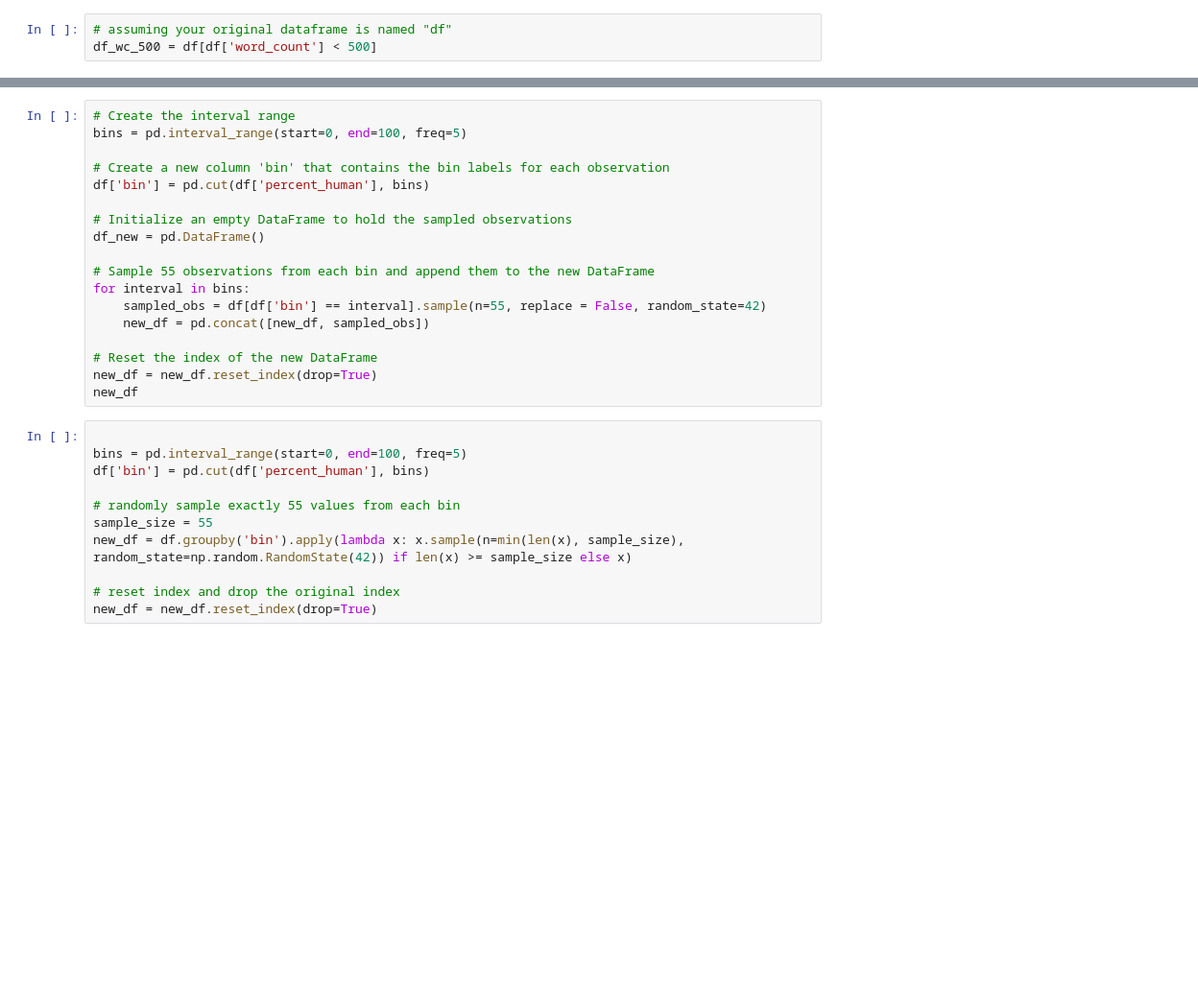
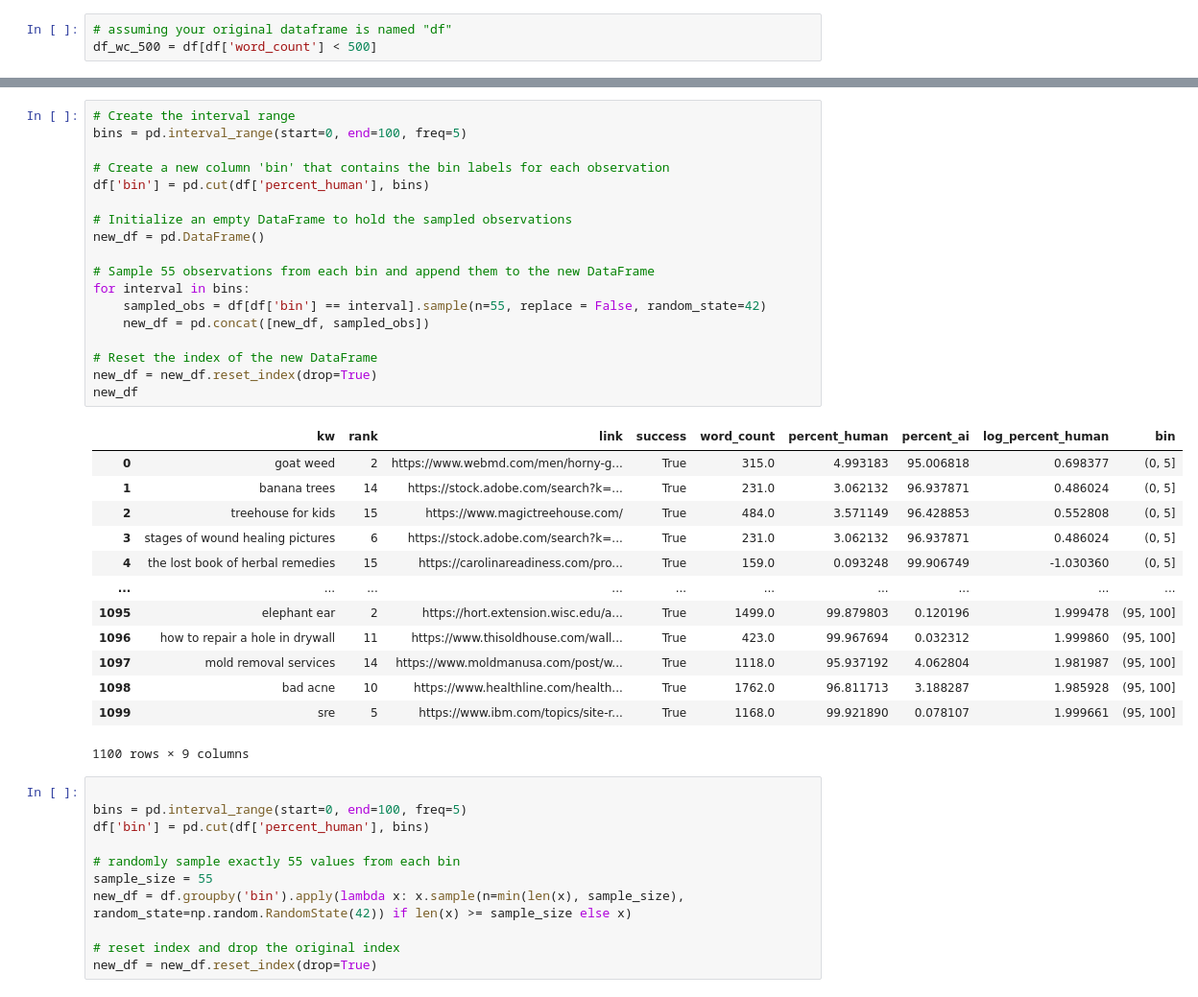
Before and after one commit to Magmafish/SerpGS, a Jupyter notebook: interpretation.ipynb, the cells around one changed output, grey strips where cells are left out. Shown at 96% size. Saved outputs shown, nothing was run; the diff lists cells and outputs as text; blank space fills up the shorter version.

```diff
--- a/interpretation.ipynb
+++ b/interpretation.ipynb
@@ -356,21 +519,35 @@ plt.show()
 # %%
 # Create the interval range
 bins = pd.interval_range(start=0, end=100, freq=5)
 
 # Create a new column 'bin' that contains the bin labels for each observation
 df['bin'] = pd.cut(df['percent_human'], bins)
 
 # Initialize an empty DataFrame to hold the sampled observations
-df_new = pd.DataFrame()
+new_df = pd.DataFrame()
 
 # Sample 55 observations from each bin and append them to the new DataFrame
 for interval in bins:
     sampled_obs = df[df['bin'] == interval].sample(n=55, replace = False, random_state=42)
     new_df = pd.concat([new_df, sampled_obs])
 
 # Reset the index of the new DataFrame
 new_df = new_df.reset_index(drop=True)
 new_df
+# %% [output]
+|  | kw | rank | link | success | word_count | percent_human | percent_ai | log_percent_human | bin |
+| 0 | goat weed | 2 | https://www.webmd.com/men/horny-g... | True | 315.0 | 4.993183 | 95.006818 | 0.698377 | (0, 5] |
+| 1 | banana trees | 14 | https://stock.adobe.com/search?k=... | True | 231.0 | 3.062132 | 96.937871 | 0.486024 | (0, 5] |
+| 2 | treehouse for kids | 15 | https://www.magictreehouse.com/ | True | 484.0 | 3.571149 | 96.428853 | 0.552808 | (0, 5] |
+| 3 | stages of wound healing pictures | 6 | https://stock.adobe.com/search?k=... | True | 231.0 | 3.062132 | 96.937871 | 0.486024 | (0, 5] |
+| 4 | the lost book of herbal remedies | 15 | https://carolinareadiness.com/pro... | True | 159.0 | 0.093248 | 99.906749 | -1.030360 | (0, 5] |
+| ... | ... | ... | ... | ... | ... | ... | ... | ... | ... |
+| 1095 | elephant ear | 2 | https://hort.extension.wisc.edu/a... | True | 1499.0 | 99.879803 | 0.120196 | 1.999478 | (95, 100] |
+| 1096 | how to repair a hole in drywall | 11 | https://www.thisoldhouse.com/wall... | True | 423.0 | 99.967694 | 0.032312 | 1.999860 | (95, 100] |
+| 1097 | mold removal services | 14 | https://www.moldmanusa.com/post/w... | True | 1118.0 | 95.937192 | 4.062804 | 1.981987 | (95, 100] |
+| 1098 | bad acne | 10 | https://www.healthline.com/health... | True | 1762.0 | 96.811713 | 3.188287 | 1.985928 | (95, 100] |
+| 1099 | sre | 5 | https://www.ibm.com/topics/site-r... | True | 1168.0 | 99.921890 | 0.078107 | 1.999661 | (95, 100] |
+1100 rows × 9 columns
 # %%
 
 bins = pd.interval_range(start=0, end=100, freq=5)
```
Also changed, not shown: parts of 43 cells of this notebook, 1 other file.
